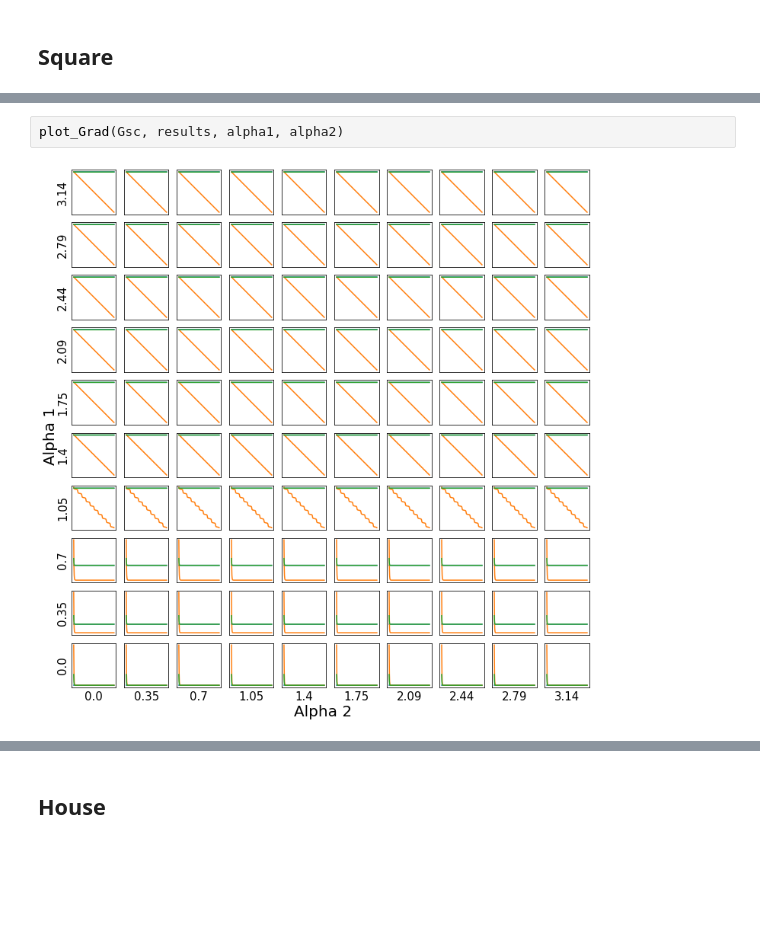
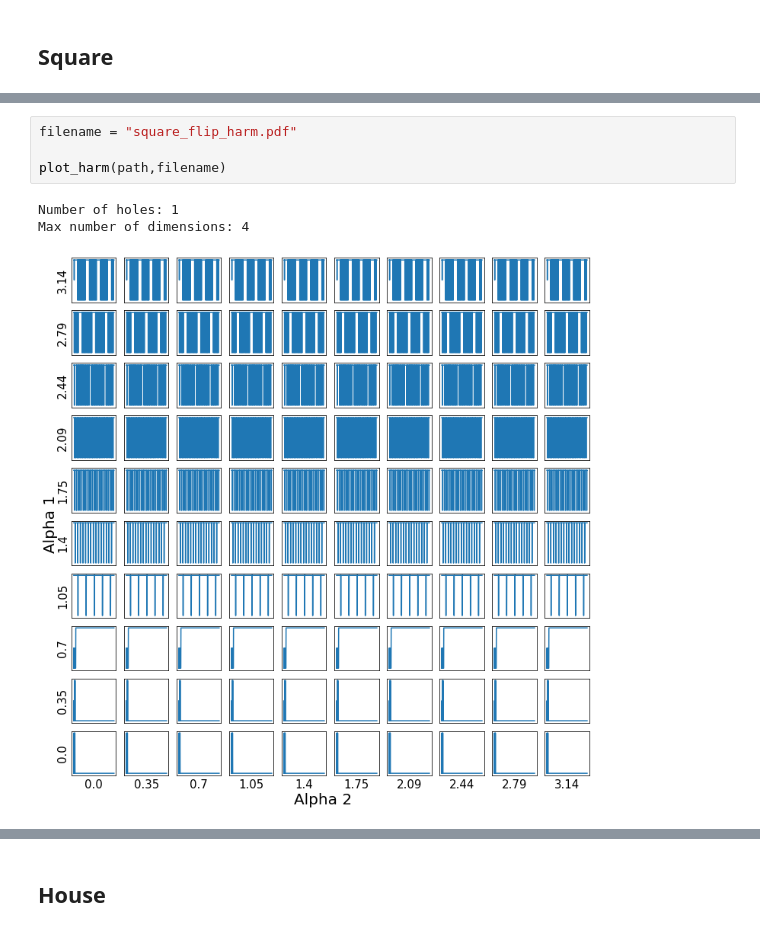
Before and after one commit to arnaudon/simplicial-kuramoto, a Jupyter notebook: notebooks/Edge_flow_decomposition.ipynb, the cells around one changed output, grey strips where cells are left out. Drawn from its saved outputs; the diff is of its cells as text; blank space fills up the shorter version.

```diff
--- a/notebooks/Edge_flow_decomposition.ipynb
+++ b/notebooks/Edge_flow_decomposition.ipynb
@@ -184,4 +81,8 @@ plot_Harm(Gsc, results, alpha1, alpha2)
-# %%
-plot_Grad(Gsc, results, alpha1, alpha2)
-# %% [output]
-[figure, removed]
+# %%
+filename = "square_flip_harm.pdf"
+
+plot_harm(path,filename)
+# %% [output]
+Number of holes: 1
+Max number of dimensions: 4
+[figure, added]
```
Also changed, not shown: parts of 42 cells of this notebook, 1 other file.
